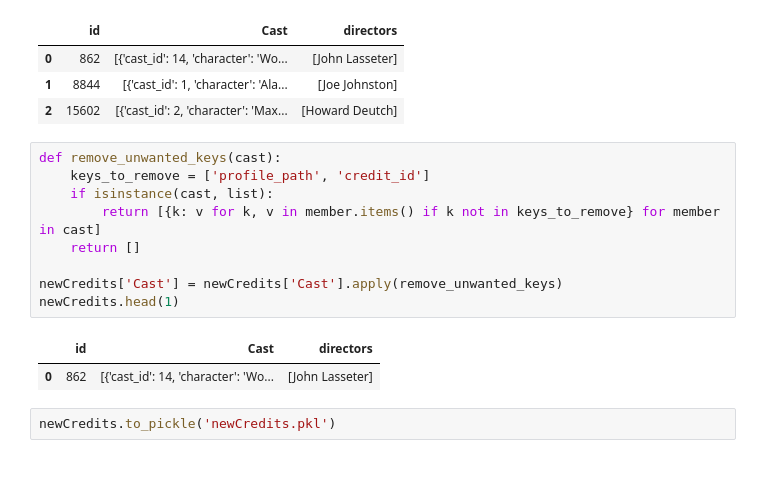
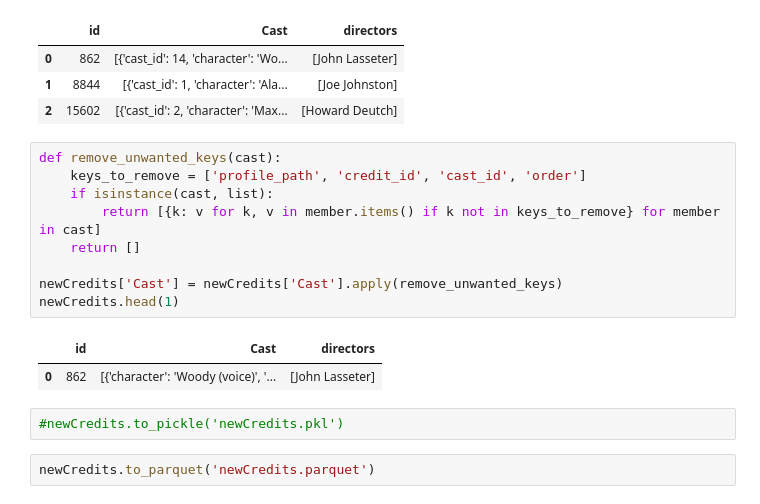
Before and after one commit to dianitafeliz/Henry-PPIndividual, a Jupyter notebook: transformacion_datos.ipynb, the cells around one changed output. Saved outputs shown, nothing was run; the diff lists cells and outputs as text; blank space fills up the shorter version.

Commit message:
Depurar parquet

```diff
--- a/transformacion_datos.ipynb
+++ b/transformacion_datos.ipynb
@@ -681,15 +657,17 @@ newCredits.head(3)
 | 2 | 15602 | [{'cast_id': 2, 'character': 'Max... | [Howard Deutch] |
 # %%
 def remove_unwanted_keys(cast):
-    keys_to_remove = ['profile_path', 'credit_id']
+    keys_to_remove = ['profile_path', 'credit_id', 'cast_id', 'order']
     if isinstance(cast, list):
         return [{k: v for k, v in member.items() if k not in keys_to_remove} for member in cast]
     return []
 
 newCredits['Cast'] = newCredits['Cast'].apply(remove_unwanted_keys)
 newCredits.head(1)
 # %% [output]
 |  | id | Cast | directors |
-| 0 | 862 | [{'cast_id': 14, 'character': 'Wo... | [John Lasseter] |
+| 0 | 862 | [{'character': 'Woody (voice)', '... | [John Lasseter] |
 # %%
-newCredits.to_pickle('newCredits.pkl')
+#newCredits.to_pickle('newCredits.pkl')
+# %%
+newCredits.to_parquet('newCredits.parquet')
```
Also changed, not shown: parts of 2 cells of this notebook, 1 other file.
